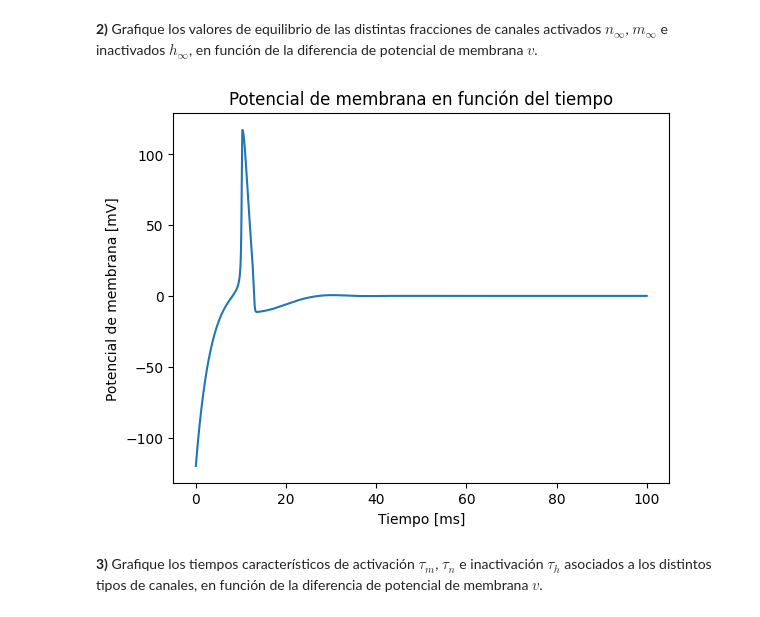
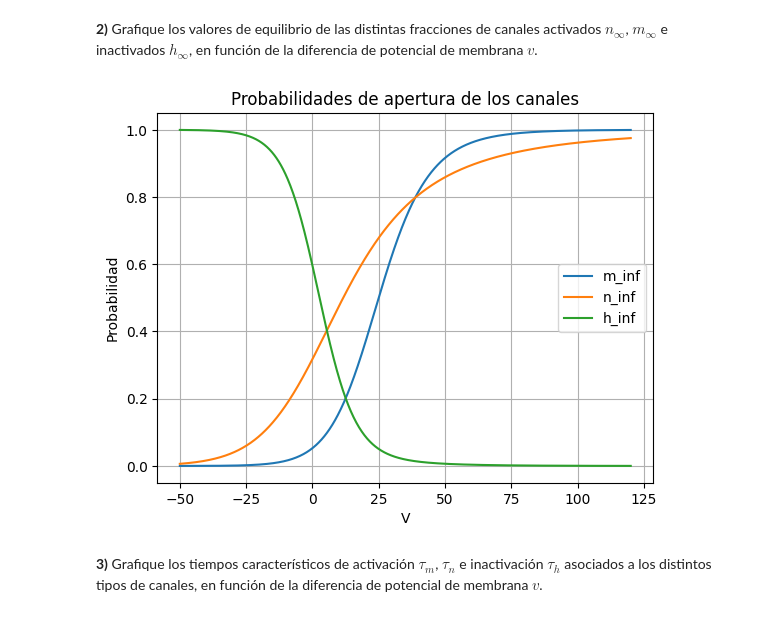
Before and after one commit to AdolfoBanchio/Modelo-Hodgkin-y-Huxley, a Jupyter notebook: redes_neuronales_2024_guia_8.ipynb, the cells around one changed output. Saved outputs shown, nothing was run; the diff lists cells and outputs as text; code cells hidden in the pictures.

```diff
--- a/redes_neuronales_2024_guia_8.ipynb
+++ b/redes_neuronales_2024_guia_8.ipynb
@@ -445,13 +420,19 @@ t_2, w_2 = integrador_ode(rk4, int_HyH, xa, ti, tf, 100000, p)
 # %% [markdown]
 
 **2)** Grafique los valores de equilibrio de las distintas fracciones de canales activados $n_{\infty}$, $m_{\infty}$ e inactivados $h_{\infty}$, en función de la diferencia de potencial de membrana $v$.
-# %%
-plt.plot(t_2, w_2[3,:])
-plt.xlabel('Tiempo [ms]')
-plt.ylabel('Potencial de membrana [mV]')
-plt.title('Potencial de membrana en función del tiempo')
-plt.show()
-# %% [output]
-[figure, removed]
+# %%
+v = np.linspace(-50,120,1000)
+plt.plot(v, m_inf(v))
+plt.plot(v, n_inf(v))
+plt.plot(v, h_inf(v))
+plt.legend(['m_inf','n_inf','h_inf'])
+plt.xlabel('V')
+plt.ylabel('Probabilidad')
+plt.title('Probabilidades de apertura de los canales')
+
+plt.grid()
+plt.show()
+# %% [output]
+[figure, added]
 # %% [markdown]
 **3)** Grafique los tiempos característicos de activación $\tau_m$, $\tau_n$ e inactivación $\tau_h$ asociados a los distintos tipos de canales, en función de la diferencia de potencial de membrana $v$.
```
Also changed, not shown: parts of 9 cells of this notebook.
